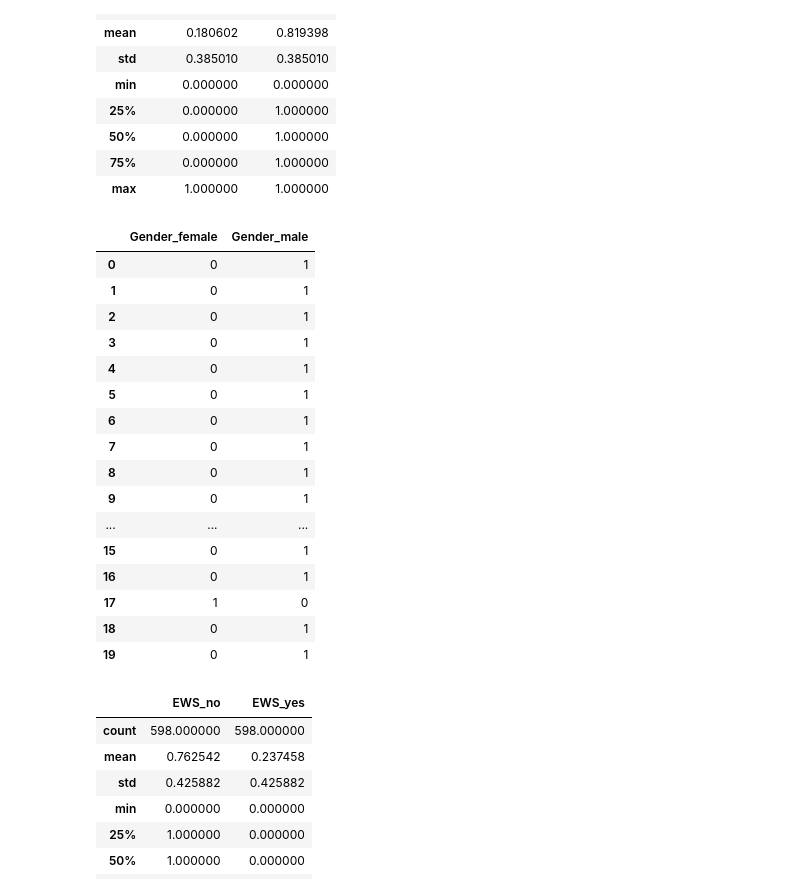
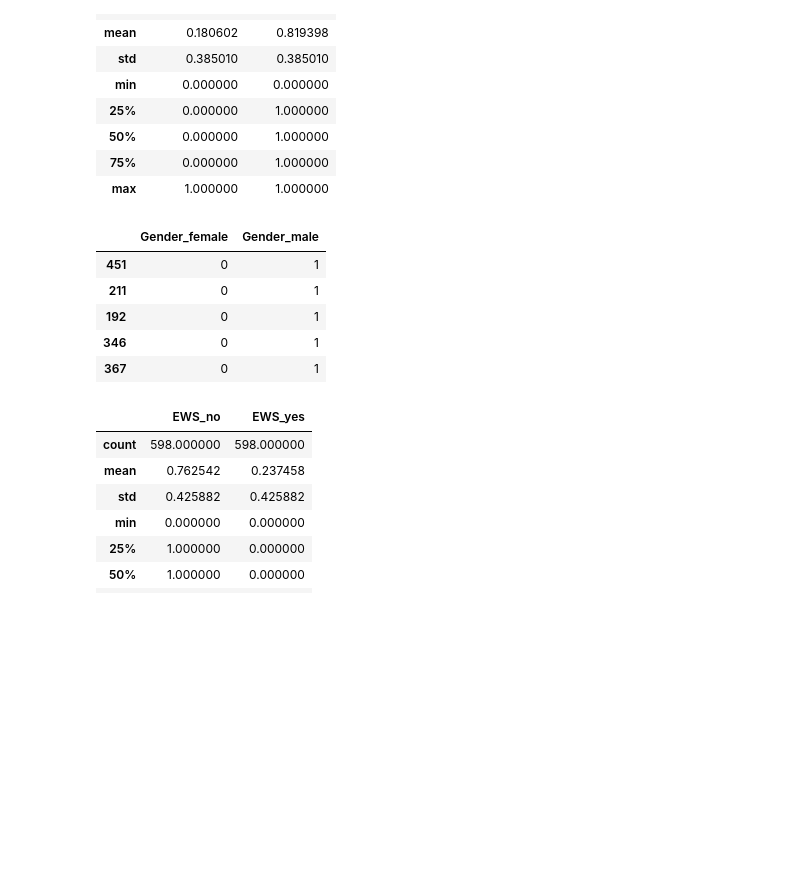
Before and after one commit to pranjal12-web/Education-Loan-Prediction-ML-Model, a Jupyter notebook: Education Loan ML.ipynb, the cells around one changed output. Drawn from its saved outputs; the diff is of its cells as text; code cells hidden in the pictures; blank space fills up the shorter version.

```diff
--- a/Education Loan ML.ipynb
+++ b/Education Loan ML.ipynb
@@ -835,25 +825,14 @@ gender_train.describe()
 | 75% | 0.000000 | 1.000000 |
 | max | 1.000000 | 1.000000 |
 # %%
-gender_train.head(20)
+gender_train.sample(5)
 # %% [output]
 |  | Gender_female | Gender_male |
-| 0 | 0 | 1 |
-| 1 | 0 | 1 |
-| 2 | 0 | 1 |
-| 3 | 0 | 1 |
-| 4 | 0 | 1 |
-| 5 | 0 | 1 |
-| 6 | 0 | 1 |
-| 7 | 0 | 1 |
-| 8 | 0 | 1 |
-| 9 | 0 | 1 |
-| ... | ... | ... |
-| 15 | 0 | 1 |
-| 16 | 0 | 1 |
-| 17 | 1 | 0 |
-| 18 | 0 | 1 |
-| 19 | 0 | 1 |
+| 451 | 0 | 1 |
+| 211 | 0 | 1 |
+| 192 | 0 | 1 |
+| 346 | 0 | 1 |
+| 367 | 0 | 1 |
 # %%
 EWS_train = pd.get_dummies(df_model.EWS)
 EWS_train.columns = ['EWS_no','EWS_yes']
```
Also changed, not shown: parts of 22 cells of this notebook.
